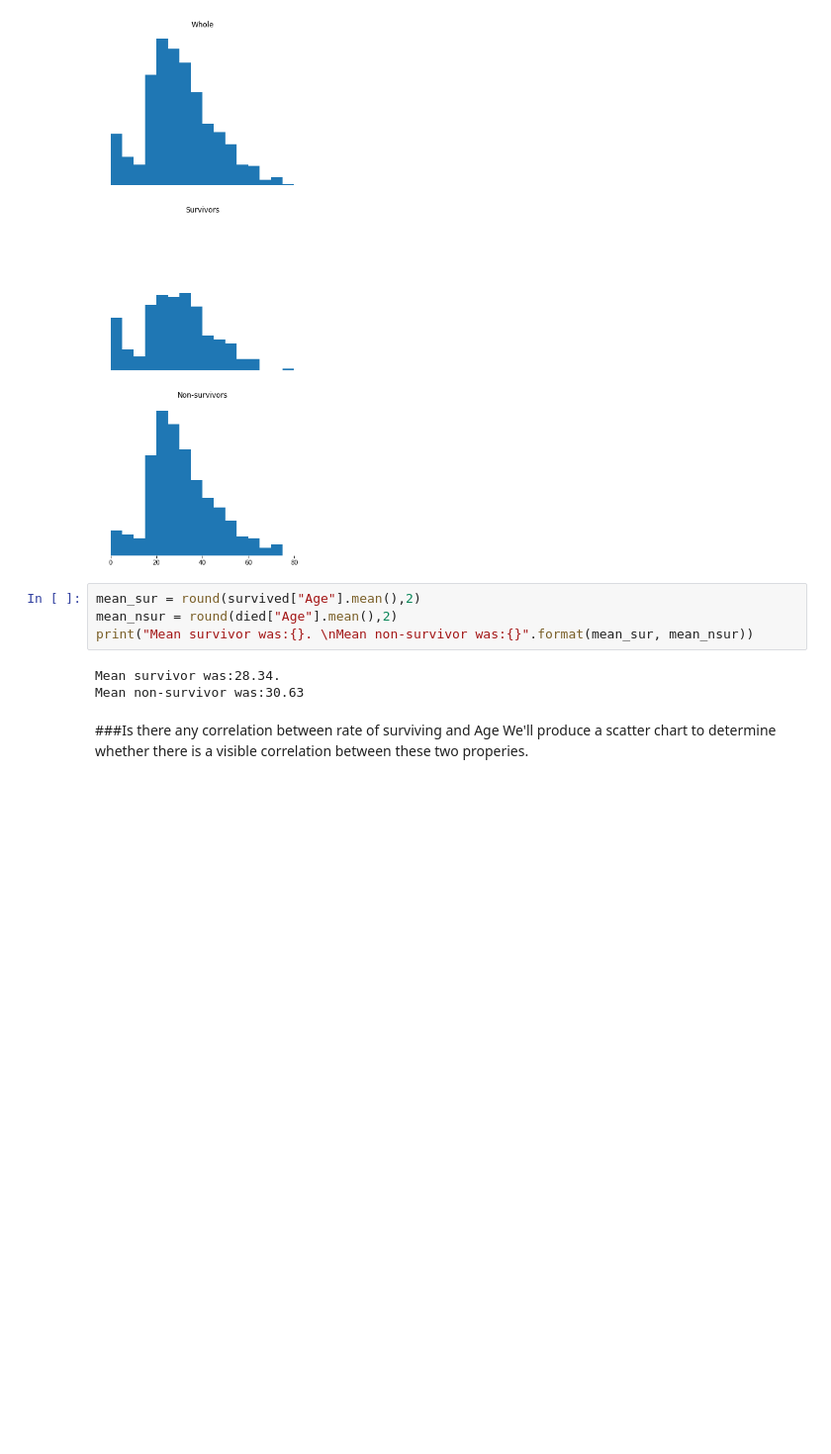
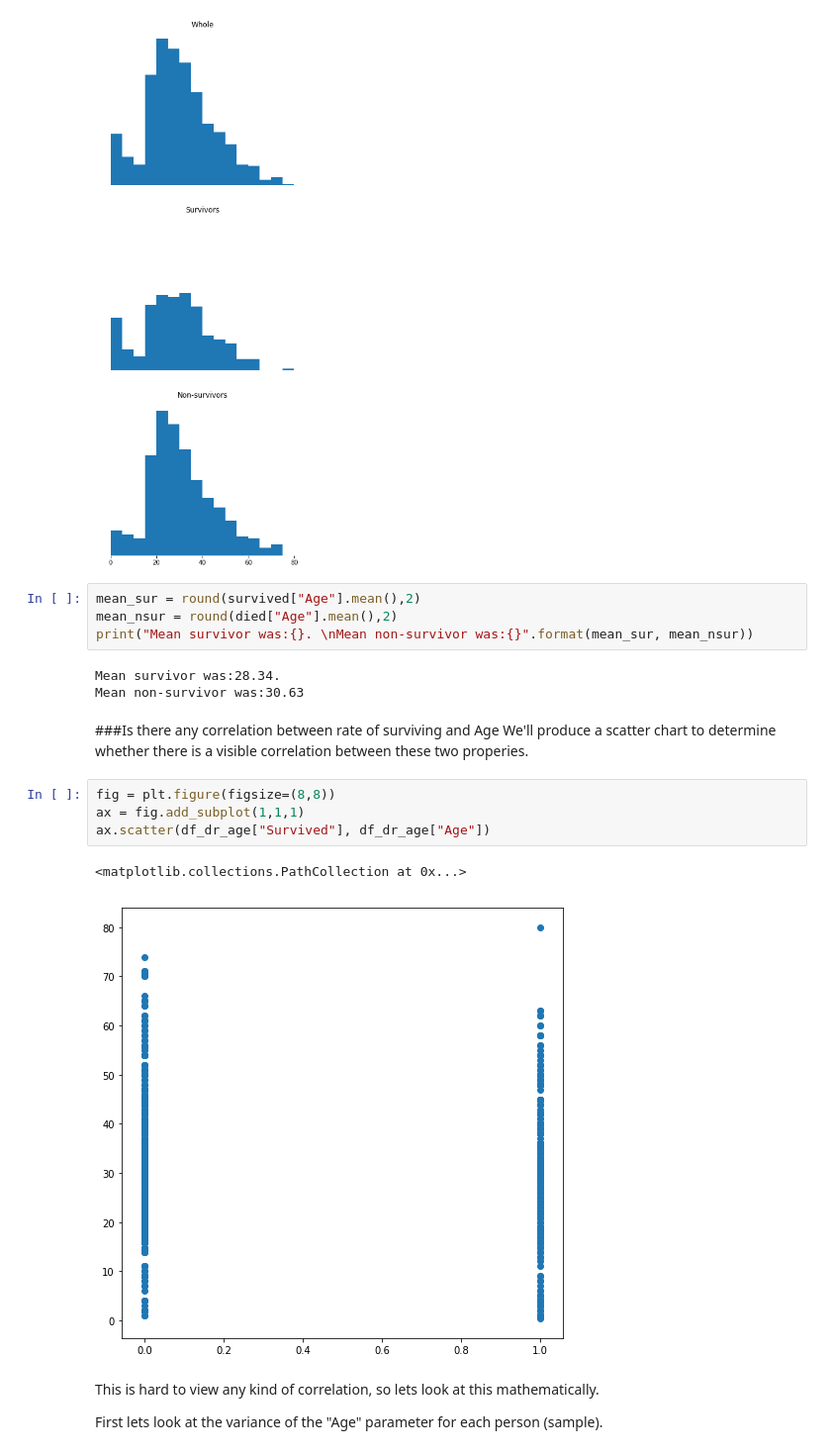
Before and after one commit to VensaHerald/titania, a Jupyter notebook: titania.ipynb, the cells around one changed output. Shown at 99% size. Saved outputs shown, nothing was run; the diff lists cells and outputs as text; blank space fills up the shorter version.

Commit message:
furthered correlation

```diff
--- a/titania.ipynb
+++ b/titania.ipynb
@@ -80,3 +79,14 @@ Mean non-survivor was:30.63
 # %% [markdown]
 ###Is there any correlation between rate of surviving and Age
 We'll produce a scatter chart to determine whether there is a visible correlation between these two properies.
+# %%
+fig = plt.figure(figsize=(8,8))
+ax = fig.add_subplot(1,1,1)
+ax.scatter(df_dr_age["Survived"], df_dr_age["Age"])
+# %% [output]
+<matplotlib.collections.PathCollection at 0x...>
+[figure, added]
+# %% [markdown]
+This is hard to view any kind of correlation, so lets look at this mathematically.
+
+First lets look at the variance of the "Age" parameter for each person (sample).
```
Also changed, not shown: parts of 15 cells of this notebook.
